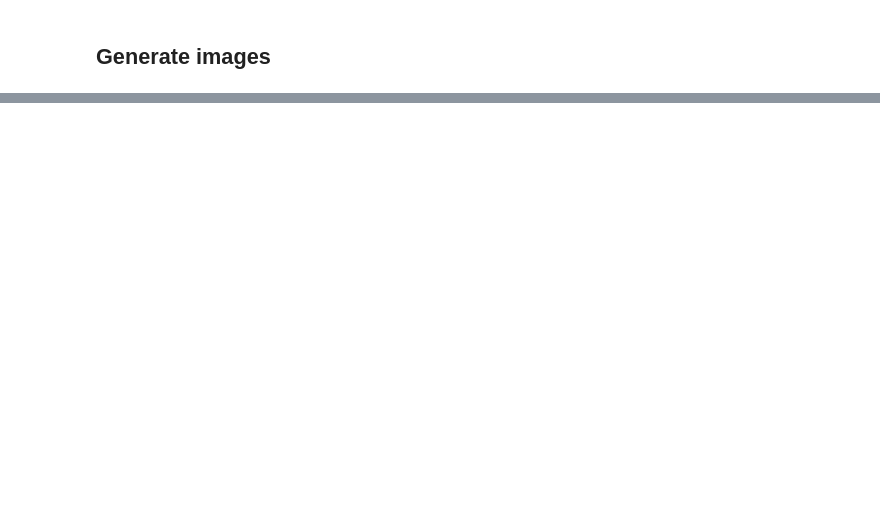
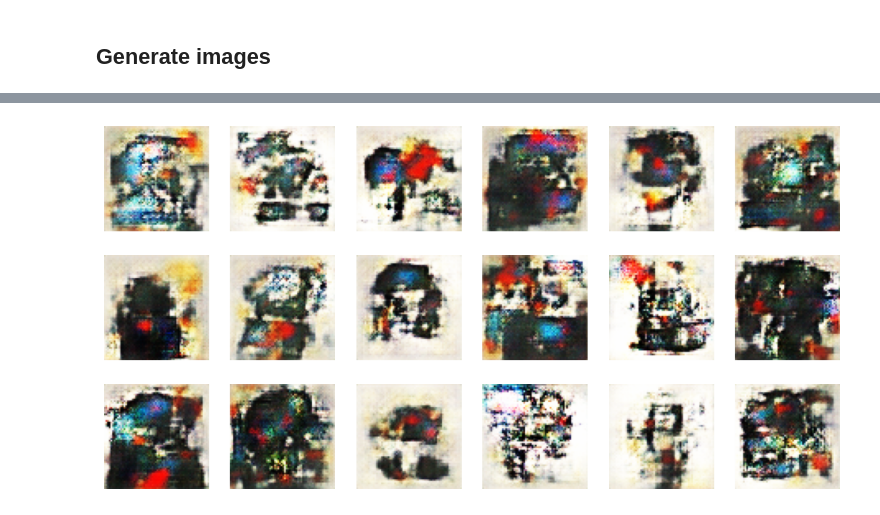
Before and after one commit to Pappa/MiroBot, a Jupyter notebook: notebooks/gan/wgan_gp/wgan_gp.ipynb, the cells around one changed output, grey strips where cells are left out. Cells and saved outputs as stored; diff of their text form; code cells hidden in the pictures; blank space fills up the shorter version.

```diff
--- a/notebooks/gan/wgan_gp/wgan_gp.ipynb
+++ b/notebooks/gan/wgan_gp/wgan_gp.ipynb
@@ -274,7 +337,9 @@ critic.save("./models/critic")
 # %% [markdown]
 ## Generate images
 # %%
+r, c=(3,6)
 noise = np.random.normal(size=(r * c, Z_DIM))
 gen_imgs = generator.predict(noise)
 
 display_rows(gen_imgs, cmap=None)
+# %% [output]
@@ -280,0 +347 @@ display_rows(gen_imgs, cmap=None)
+[figure, added]
```
Also changed, not shown: parts of 7 cells of this notebook.
